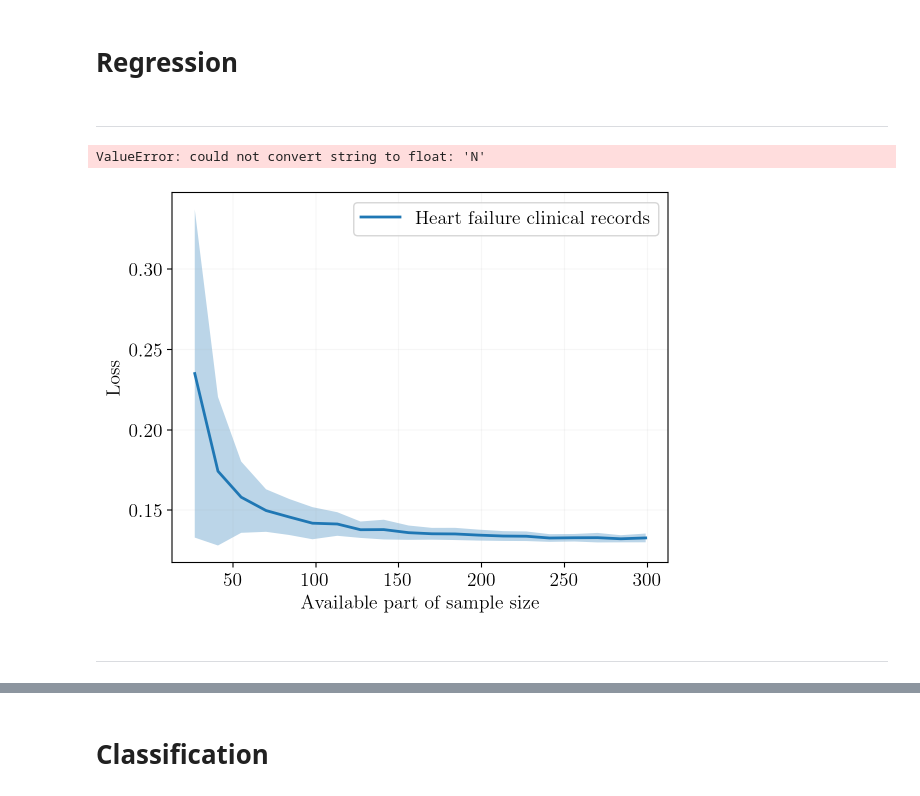
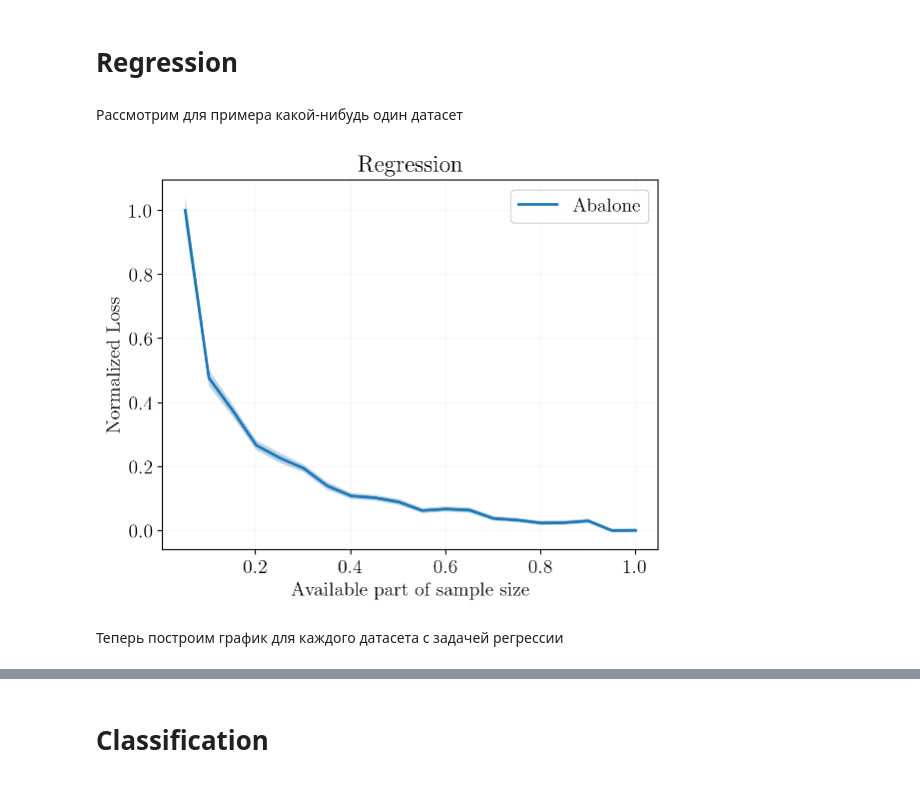
Before and after one commit to kisnikser/Bayesian-Sample-Size-Estimation, a Jupyter notebook: code/data.ipynb, the cells around one changed output, grey strips where cells are left out. Cells and saved outputs as stored; diff of their text form; code cells hidden in the pictures.

Commit message:
datasets with regression & classification

```diff
--- a/code/data.ipynb
+++ b/code/data.ipynb
@@ -46,17 +60,17 @@ datasets_regression = {
     477: 'Real estate valuation',
     519: 'Heart failure clinical records'
 }
-# %% [markdown]
----
+# %% [markdown]
+Рассмотрим для примера какой-нибудь один датасет
 # %%
 # ==========================
-data = fetch_ucirepo(id=16)
+data = fetch_ucirepo(id=1)
 # ==========================
 df = data.variables[['name', 'role', 'type']]
 target = df[df.role == 'Target'].name.values[0]
 columns = df[df.role == 'Feature'][['name', 'type']]
 num_columns = columns.loc[(columns.type == 'Continuous') | (columns.type == 'Integer')].name.values
-cat_columns = columns[columns.type == 'Categorical'].name.values
+cat_columns = columns.loc[(columns.type == 'Categorical') | (columns.type == 'Binary')].name.values
 columns = columns.name.values
 
 preprocessor = ColumnTransformer(
@@ -105,21 +119,25 @@ for k in tqdm(sample_sizes):
 
 loss_means = np.array(loss_means)
 loss_stds = np.array(loss_stds)
-# %% [output]
-ValueError: could not convert string to float: 'N'
 # %%
-plt.plot(sample_sizes, loss_means, label=data.metadata.name)
-plt.fill_between(sample_sizes, loss_means - loss_stds, loss_means + loss_stds, alpha=0.3)
-#plt.plot(sample_sizes / max(sample_sizes), loss_means / max(loss_means), label=data.metadata.name)
-#plt.fill_between(sample_sizes / max(sample_sizes), (loss_means - loss_stds) / max(loss_means), (loss_means + loss_stds) / max(loss_means), alpha=0.3)
+x_vals = sample_sizes / max(sample_sizes)
+y_means = loss_means - min(loss_means)
+y_means = y_means / max(y_means)
+y_stds = loss_stds / max(loss_means)
+#plt.plot(sample_sizes, loss_means, label=name)
+#plt.fill_between(sample_sizes, loss_means - loss_stds, loss_means + loss_stds, alpha=0.3)
+plt.plot(x_vals, y_means, label=data.metadata.name)
+plt.fill_between(x_vals, y_means - y_stds, y_means + y_stds, alpha=0.3)
+
 plt.legend()
+plt.title("Regression")
 plt.xlabel("Available part of sample size")
-plt.ylabel("Loss")
+plt.ylabel("Normalized Loss")
 #plt.xlim(left=55)
 #plt.ylim(bottom=0, top=10000)
 plt.show()
 # %% [output]
-[figure, old version]
+[figure, new version]
-# %% [markdown]
----
+# %% [markdown]
+Теперь построим график для каждого датасета с задачей регрессии
 # %%
```
Also changed, not shown: parts of 54 cells of this notebook, 7 other files.
